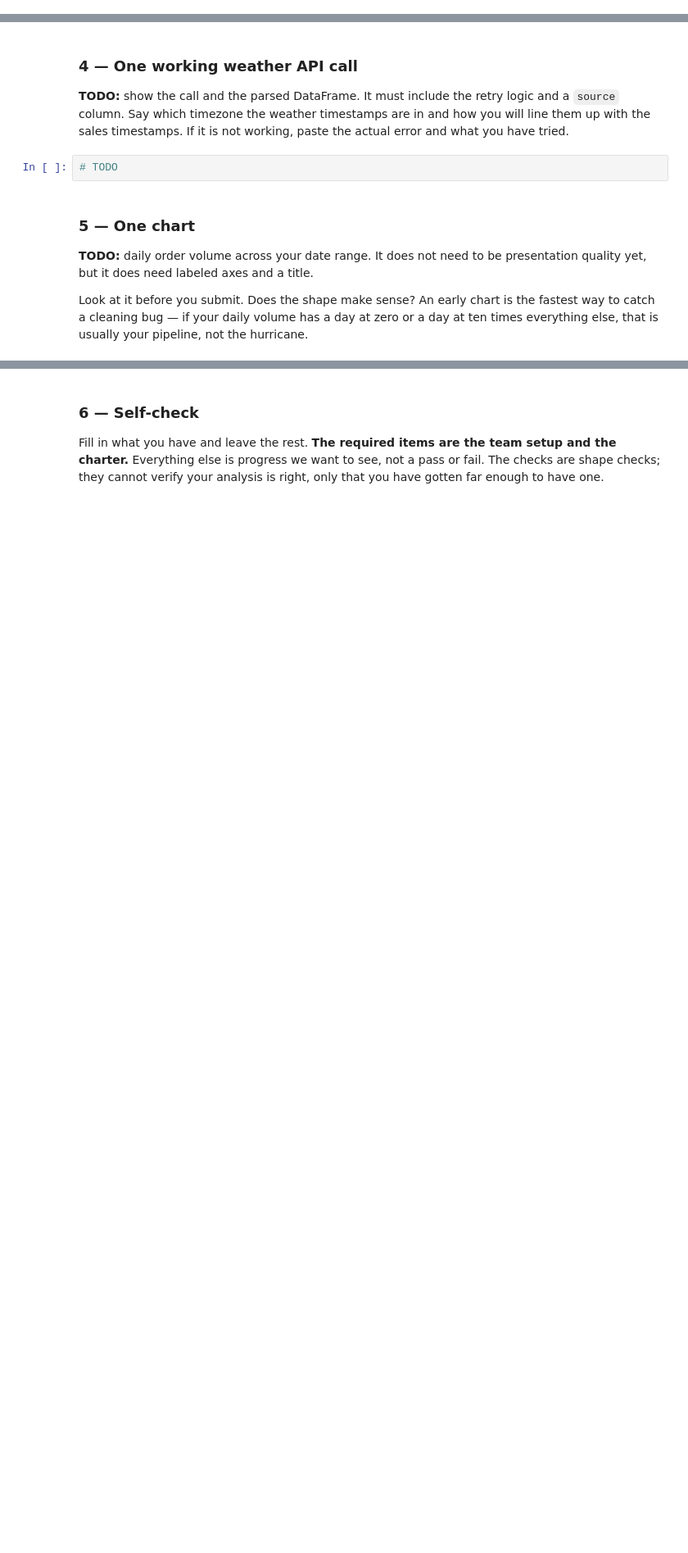
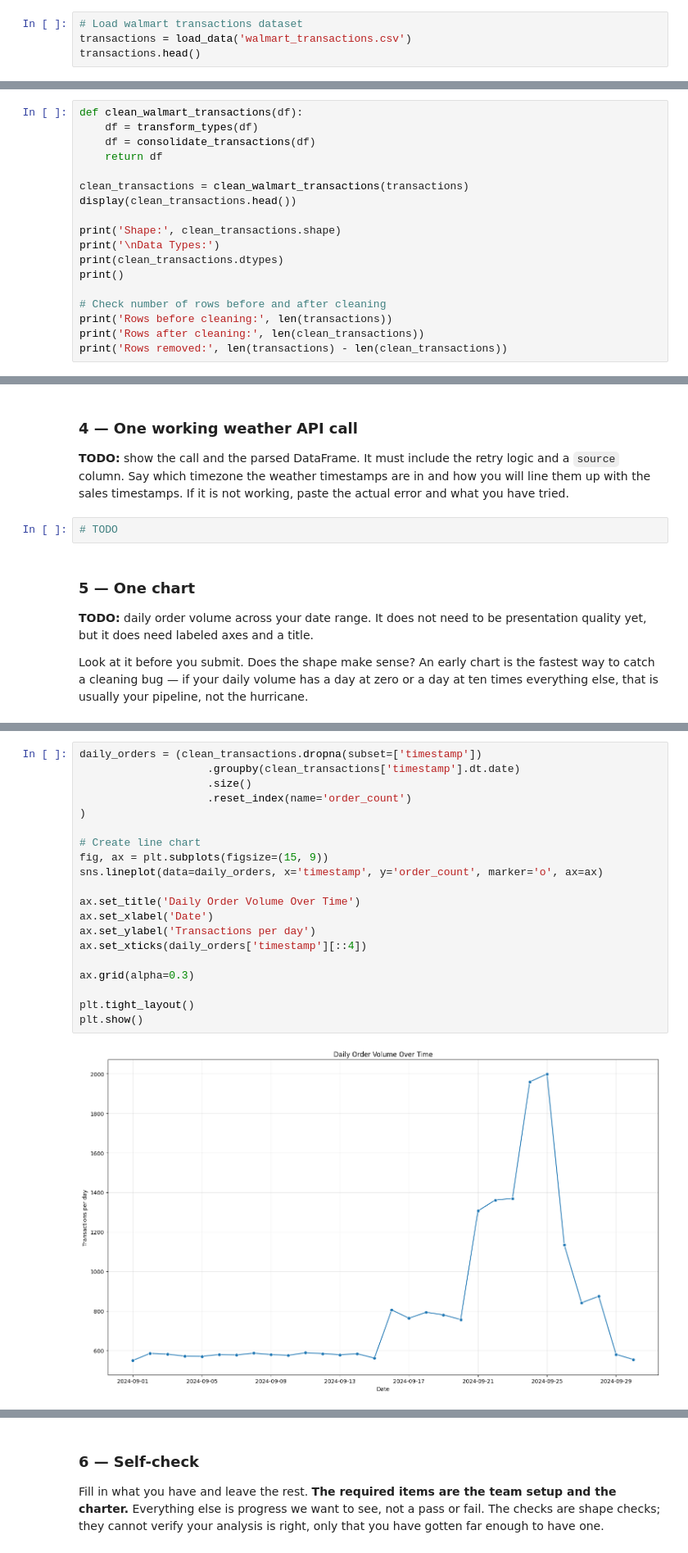
Before and after one commit to simichakravarty16/walmart-hurricane-project, a Jupyter notebook: notebooks/2026-10-23 — Midterm Checkpoint — Lab.ipynb, the cells around one changed output, grey strips where cells are left out. Shown at 82% size. Saved outputs shown, nothing was run; the diff lists cells and outputs as text; blank space fills up the shorter version.

```diff
--- a/notebooks/2026-10-23 — Midterm Checkpoint — Lab.ipynb
+++ b/notebooks/2026-10-23 — Midterm Checkpoint — Lab.ipynb
@@ -119,0 +143,4 @@ Print the row count before and after. We want to see how many rows your decision
+# %%
+# Load walmart transactions dataset
+transactions = load_data('walmart_transactions.csv')
+transactions.head()
@@ -119,0 +314,18 @@ Print the row count before and after. We want to see how many rows your decision
+# %%
+def clean_walmart_transactions(df):
+    df = transform_types(df)
+    df = consolidate_transactions(df)
+    return df
+
+clean_transactions = clean_walmart_transactions(transactions)
+display(clean_transactions.head())
+
+print('Shape:', clean_transactions.shape)
+print('\nData Types:')
+print(clean_transactions.dtypes)
+print()
+
+# Check number of rows before and after cleaning
+print('Rows before cleaning:', len(transactions))
+print('Rows after cleaning:', len(clean_transactions))
+print('Rows removed:', len(transactions) - len(clean_transactions))
@@ -147,0 +452,22 @@ Look at it before you submit. Does the shape make sense? An early chart is the f
+# %%
+daily_orders = (clean_transactions.dropna(subset=['timestamp'])
+                    .groupby(clean_transactions['timestamp'].dt.date)
+                    .size()
+                    .reset_index(name='order_count')
+)
+
+# Create line chart
+fig, ax = plt.subplots(figsize=(15, 9))
+sns.lineplot(data=daily_orders, x='timestamp', y='order_count', marker='o', ax=ax)
+
+ax.set_title('Daily Order Volume Over Time')
+ax.set_xlabel('Date')
+ax.set_ylabel('Transactions per day')
+ax.set_xticks(daily_orders['timestamp'][::4])
+
+ax.grid(alpha=0.3)
+
+plt.tight_layout()
+plt.show()
+# %% [output]
+[figure, added]
```
Also changed, not shown: parts of 25 cells of this notebook.
